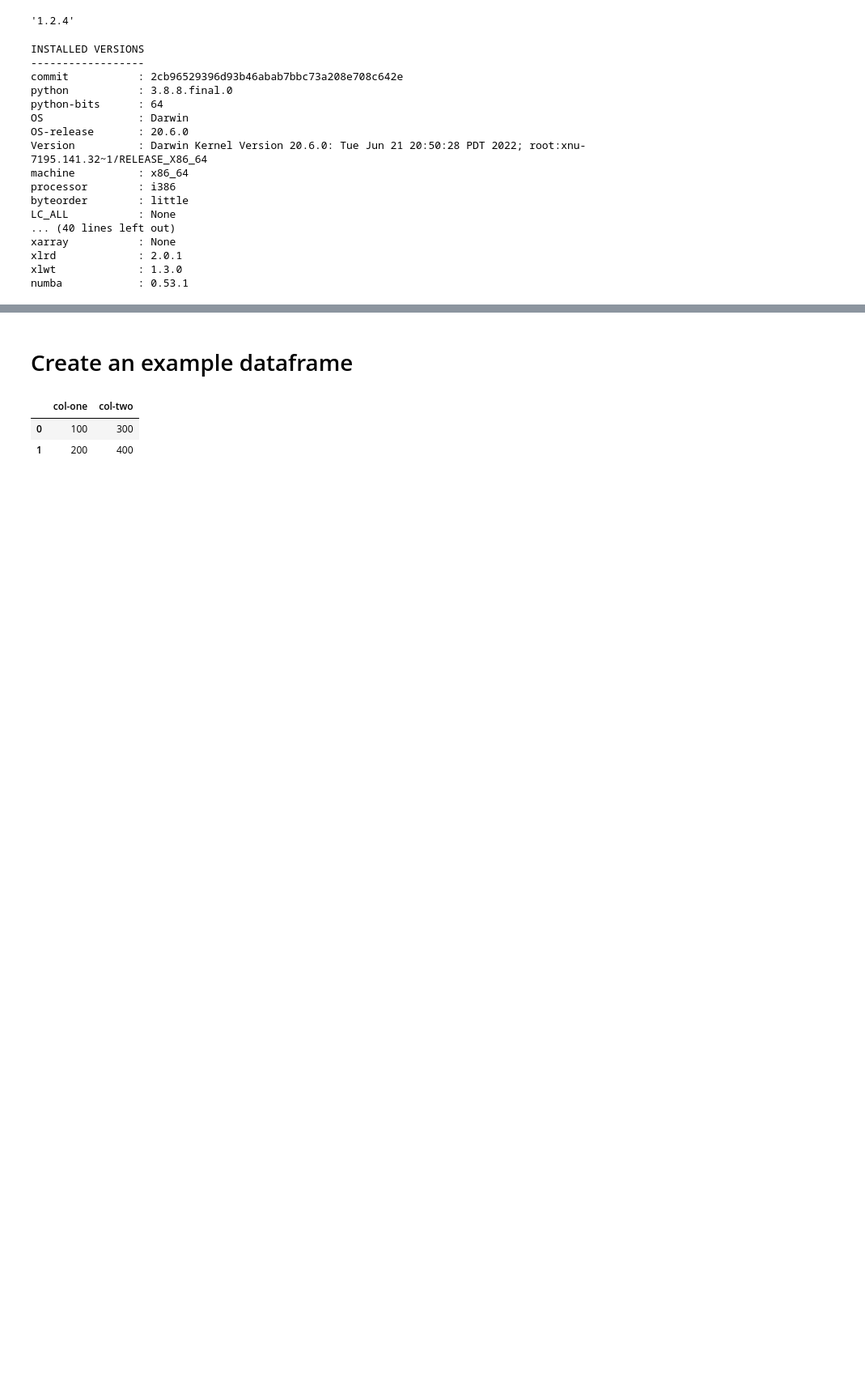
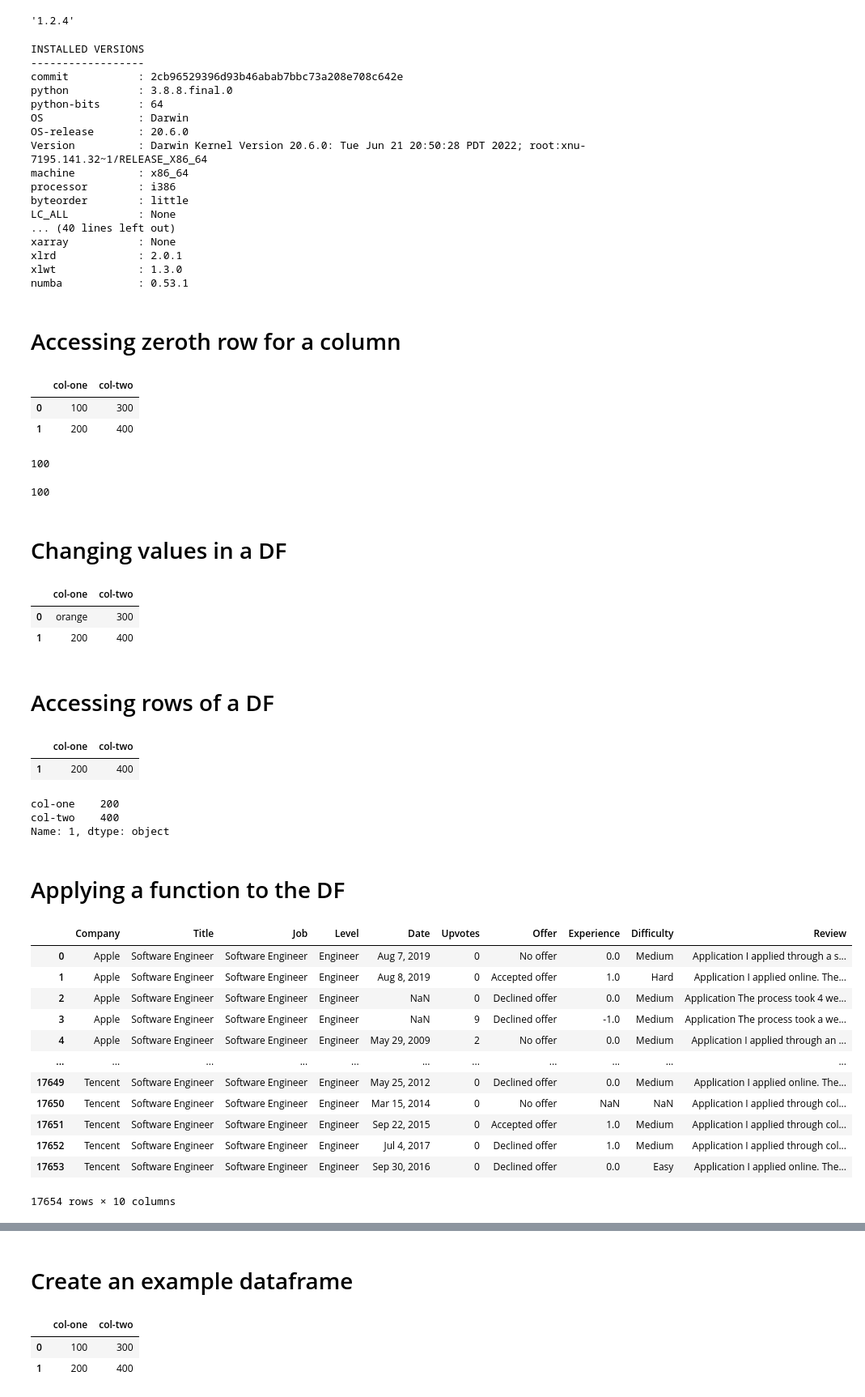
Before and after one commit to monika0603/SQL-practice, a Jupyter notebook: pandas-tricks.ipynb, the cells around one changed output, grey strips where cells are left out. Shown at 81% size. Cells and saved outputs as stored; diff of their text form; code cells hidden in the pictures; blank space fills up the shorter version.

```diff
--- a/pandas-tricks.ipynb
+++ b/pandas-tricks.ipynb
@@ -33,3 +33,66 @@ xarray           : None
 xlrd             : 2.0.1
 xlwt             : 1.3.0
 numba            : 0.53.1
+# %% [markdown]
+# Accessing zeroth row for a column
+# %%
+df = pd.DataFrame({'col-one':[100,200],
+                   'col-two':[300,400]})
+df
+# %% [output]
+|  | col-one | col-two |
+| 0 | 100 | 300 |
+| 1 | 200 | 400 |
+# %%
+#iloc is used for rows
+df.iloc[0]['col-one']
+# %% [output]
+100
+# %%
+#loc is used for columns
+df.loc[0, 'col-one']
+# %% [output]
+100
+# %% [markdown]
+# Changing values in a DF
+# %%
+df.loc[df['col-one']==100, 'col-one'] = 'orange'
+df
+# %% [output]
+|  | col-one | col-two |
+| 0 | orange | 300 |
+| 1 | 200 | 400 |
+# %% [markdown]
+# Accessing rows of a DF
+# %%
+# Accessing last records
+df.iloc[-1:]
+# %% [output]
+|  | col-one | col-two |
+| 1 | 200 | 400 |
+# %%
+# Accessing the secon record
+df.iloc[1]
+# %% [output]
+col-one    200
+col-two    400
+Name: 1, dtype: object
+# %% [markdown]
+# Applying a function to the DF
+# %%
+df = pd.read_csv('./interviews.csv')
+df
+# %% [output]
+|  | Company | Title | Job | Level | Date | Upvotes | Offer | Experience | Difficulty | Review |
+| 0 | Apple | Software Engineer | Software Engineer | Engineer | Aug 7, 2019 | 0 | No offer | 0.0 | Medium | Application I applied through a s... |
+| 1 | Apple | Software Engineer | Software Engineer | Engineer | Aug 8, 2019 | 0 | Accepted offer | 1.0 | Hard | Application I applied online. The... |
+| 2 | Apple | Software Engineer | Software Engineer | Engineer | NaN | 0 | Declined offer | 0.0 | Medium | Application The process took 4 we... |
+| 3 | Apple | Software Engineer | Software Engineer | Engineer | NaN | 9 | Declined offer | -1.0 | Medium | Application The process took a we... |
+| 4 | Apple | Software Engineer | Software Engineer | Engineer | May 29, 2009 | 2 | No offer | 0.0 | Medium | Application I applied through an ... |
+| ... | ... | ... | ... | ... | ... | ... | ... | ... | ... | ... |
+| 17649 | Tencent | Software Engineer | Software Engineer | Engineer | May 25, 2012 | 0 | Declined offer | 0.0 | Medium | Application I applied online. The... |
+| 17650 | Tencent | Software Engineer | Software Engineer | Engineer | Mar 15, 2014 | 0 | No offer | NaN | NaN | Application I applied through col... |
+| 17651 | Tencent | Software Engineer | Software Engineer | Engineer | Sep 22, 2015 | 0 | Accepted offer | 1.0 | Medium | Application I applied through col... |
+| 17652 | Tencent | Software Engineer | Software Engineer | Engineer | Jul 4, 2017 | 0 | Declined offer | 1.0 | Medium | Application I applied through col... |
+| 17653 | Tencent | Software Engineer | Software Engineer | Engineer | Sep 30, 2016 | 0 | Declined offer | 0.0 | Easy | Application I applied online. The... |
+17654 rows × 10 columns
```
Also changed, not shown: parts of 9 cells of this notebook.
